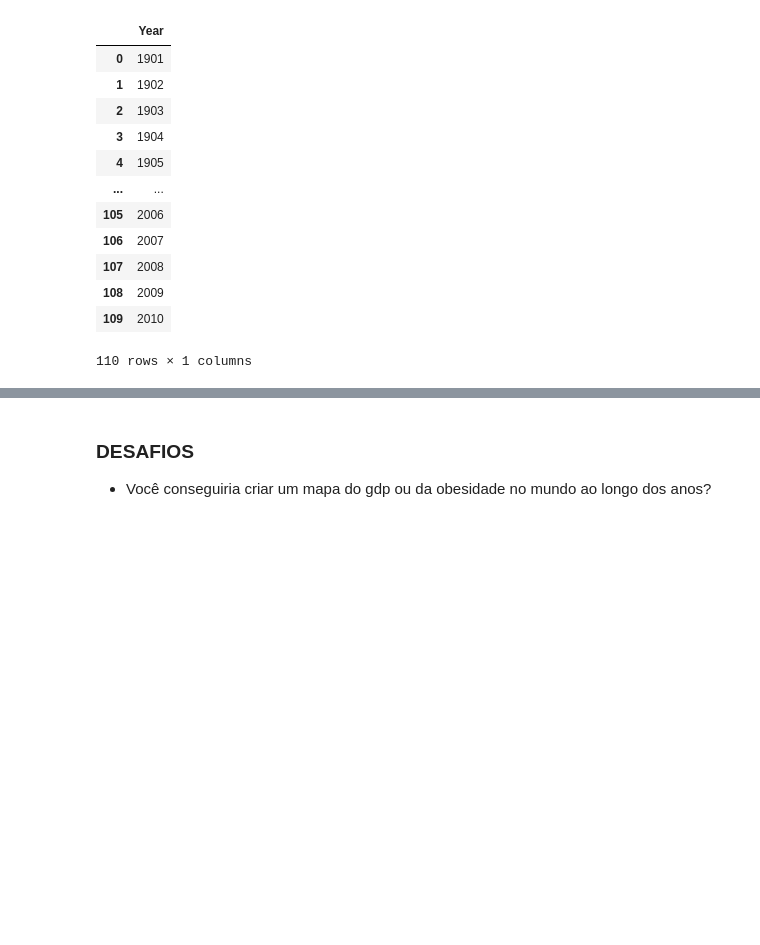
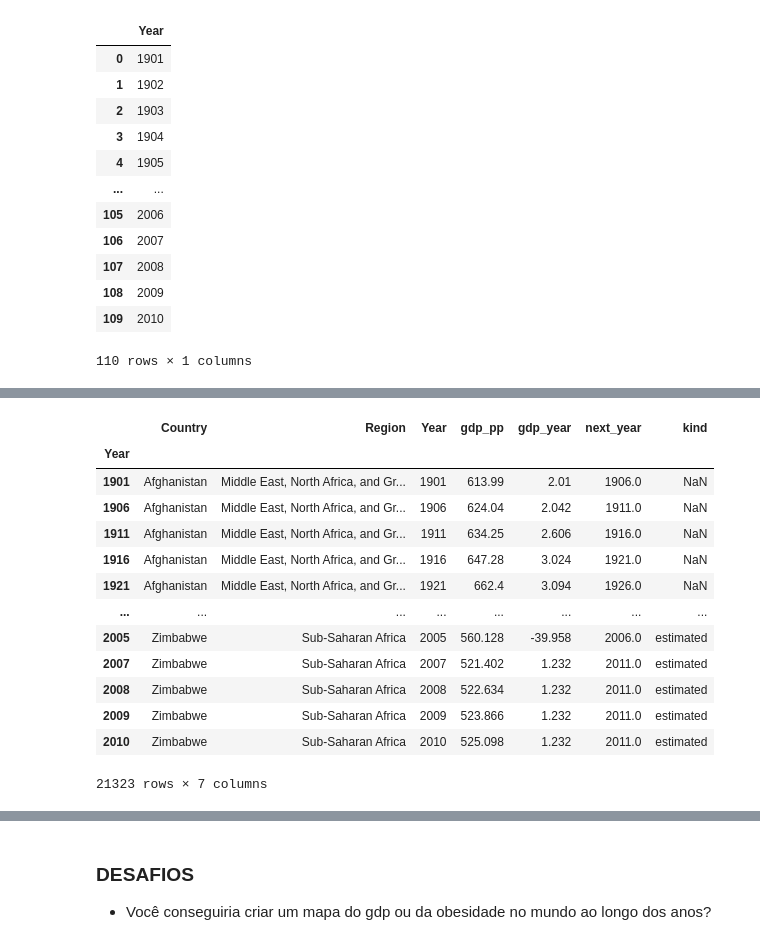
Before and after one commit to FortunaArthur/Telegram, a Jupyter notebook: Python para Data Science e Machine Learning/Módulo 2 - Analisando Dados com Pandas/2 - Projetos/2 - Análise de dados de obesidade mundial/Análise de dados de obesidade mundial.ipynb, the cells around one changed output, grey strips where cells are left out. Cells and saved outputs as stored; diff of their text form; code cells hidden in the pictures; blank space fills up the shorter version.

```diff
--- a/Python para Data Science e Machine Learning/Módulo 2 - Analisando Dados com Pandas/2 - Projetos/2 - Análise de dados de obesidade mundial/Análise de dados de obesidade mundial.ipynb
+++ b/Python para Data Science e Machine Learning/Módulo 2 - Analisando Dados com Pandas/2 - Projetos/2 - Análise de dados de obesidade mundial/Análise de dados de obesidade mundial.ipynb
@@ -470,0 +521,5 @@ dfAnos
+# %%
+df_gdp = df_gdp.sort_values(["Country", "Year"])
+df_gdp["delta_gdp"] = df_gdp["gdp_pp"] - df_gdp["gdp_pp"].shift(1)
+df_gdp["delta_year"] = df_gdp["Year"] - df_gdp["Year"].shift(1)
+df_gdp
@@ -470,0 +540,3 @@ dfAnos
+# %%
+df_gdp["gdp_year"] = (df_gdp["delta_gdp"] / df_gdp["delta_year"]).shift(-1)
+df_gdp
@@ -470,0 +593,20 @@ dfAnos
+# %%
+df_gdp = pd.concat([df_gdp, df_novaDATA])
+df_gdp.sort_values(["Country", "Year"])
+df_gdp.index = df_gdp["Year"]
+df_gdp
+# %% [output]
+|  | Country | Region | Year | gdp_pp | gdp_year | next_year | kind |
+| Year |  |  |  |  |  |  |  |
+| 1901 | Afghanistan | Middle East, North Africa, and Gr... | 1901 | 613.99 | 2.01 | 1906.0 | NaN |
+| 1906 | Afghanistan | Middle East, North Africa, and Gr... | 1906 | 624.04 | 2.042 | 1911.0 | NaN |
+| 1911 | Afghanistan | Middle East, North Africa, and Gr... | 1911 | 634.25 | 2.606 | 1916.0 | NaN |
+| 1916 | Afghanistan | Middle East, North Africa, and Gr... | 1916 | 647.28 | 3.024 | 1921.0 | NaN |
+| 1921 | Afghanistan | Middle East, North Africa, and Gr... | 1921 | 662.4 | 3.094 | 1926.0 | NaN |
+| ... | ... | ... | ... | ... | ... | ... | ... |
+| 2005 | Zimbabwe | Sub-Saharan Africa | 2005 | 560.128 | -39.958 | 2006.0 | estimated |
+| 2007 | Zimbabwe | Sub-Saharan Africa | 2007 | 521.402 | 1.232 | 2011.0 | estimated |
+| 2008 | Zimbabwe | Sub-Saharan Africa | 2008 | 522.634 | 1.232 | 2011.0 | estimated |
+| 2009 | Zimbabwe | Sub-Saharan Africa | 2009 | 523.866 | 1.232 | 2011.0 | estimated |
+| 2010 | Zimbabwe | Sub-Saharan Africa | 2010 | 525.098 | 1.232 | 2011.0 | estimated |
+21323 rows × 7 columns
```
Also changed, not shown: parts of 9 cells of this notebook.
